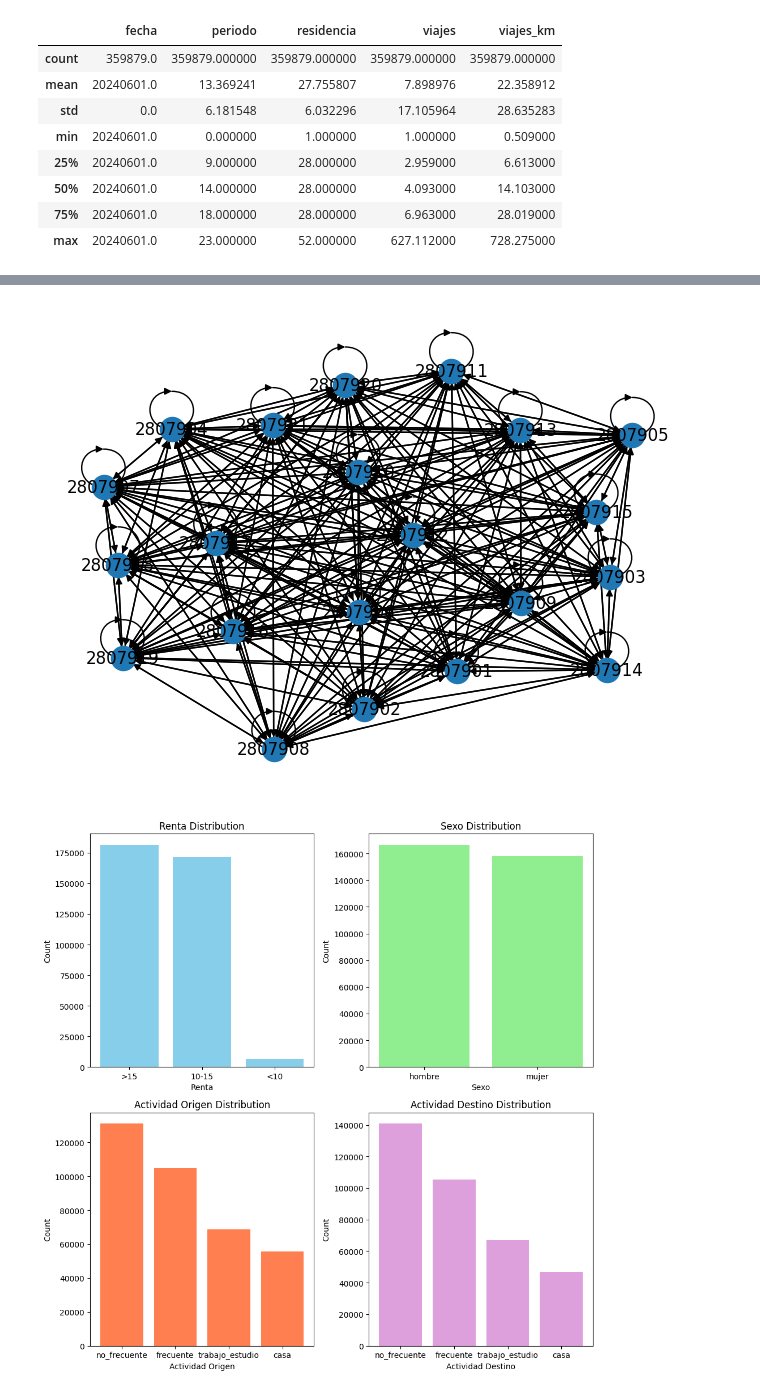
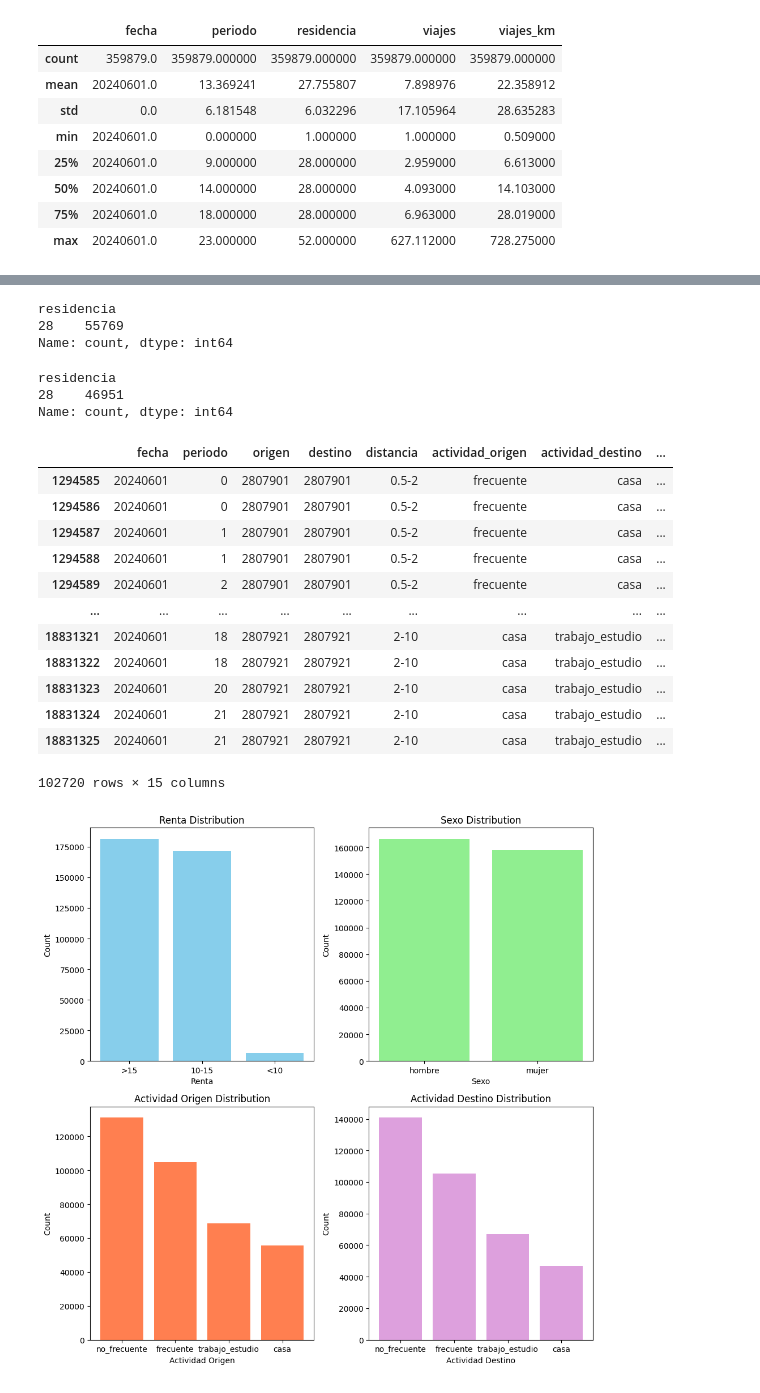
Before and after one commit to carobs9/thesis_project, a Jupyter notebook: mobility_data/viajes_analysis.ipynb, the cells around one changed output, grey strips where cells are left out. Drawn from its saved outputs; the diff is of its cells as text; code cells hidden in the pictures.

```diff
--- a/mobility_data/viajes_analysis.ipynb
+++ b/mobility_data/viajes_analysis.ipynb
@@ -93,28 +62,39 @@ madrid_1.tail(10)
-# %%
-import networkx as nx
-
-low_income = madrid_1[madrid_1['renta'] == '<10']
-high_income = madrid_1[madrid_1['renta'] == '>15']
-
-# Initialize the graph
-G = nx.DiGraph()
-
-# Add edges for low income
-for idx, row in low_income.iterrows():
-    G.add_edge(row['origen'], row['destino'], weight=row['viajes'], type='low_income')
-
-# Add edges for high income
-for idx, row in high_income.iterrows():
-    G.add_edge(row['origen'], row['destino'], weight=row['viajes'], type='high_income')
-
-# You can also add nodes and attributes as needed
-for node in G.nodes():
-    G.nodes[node]['attribute'] = 'value'  # Add more attributes as needed
-
-# Now you can analyze or visualize the network
-nx.draw(G, with_labels=True)
-# %% [output]
-[figure, removed]
+# %%
+# IMPORTANT: when filtering only those who travel from home, the residence is only the province of Madrid
+madrid_1[madrid_1['actividad_origen']=='casa'].residencia.value_counts()
+# %% [output]
+residencia
+28    55769
+Name: count, dtype: int64
+# %%
+madrid_1[madrid_1['actividad_destino']=='casa'].residencia.value_counts()
+# %% [output]
+residencia
+28    46951
+Name: count, dtype: int64
+# %%
+#NOTE: The residence of the users in the MITMA data is not by district, but by province.
+# This could be a problem as I am trying to understand how people from different districts move.
+# As a solution, I could filter to only use ‘origen’ == casa or ‘destino’==casa in the districts of Madrid.
+# This way, I could make sure that I am taking a look at those records of people who actually live in a specific district in Madrid.
+# The problem is that the mobility would be very limited to those trips either coming from or going home.
+filtered_df = madrid_1.loc[(madrid_1['actividad_origen'] == 'casa') | (madrid_1['actividad_destino'] == 'casa')]
+# %%
+filtered_df
+# %% [output]
+|  | fecha | periodo | origen | destino | distancia | actividad_origen | actividad_destino | ... |
+| 1294585 | 20240601 | 0 | 2807901 | 2807901 | 0.5-2 | frecuente | casa | ... |
+| 1294586 | 20240601 | 0 | 2807901 | 2807901 | 0.5-2 | frecuente | casa | ... |
+| 1294587 | 20240601 | 1 | 2807901 | 2807901 | 0.5-2 | frecuente | casa | ... |
+| 1294588 | 20240601 | 1 | 2807901 | 2807901 | 0.5-2 | frecuente | casa | ... |
+| 1294589 | 20240601 | 2 | 2807901 | 2807901 | 0.5-2 | frecuente | casa | ... |
+| ... | ... | ... | ... | ... | ... | ... | ... | ... |
+| 18831321 | 20240601 | 18 | 2807921 | 2807921 | 2-10 | casa | trabajo_estudio | ... |
+| 18831322 | 20240601 | 18 | 2807921 | 2807921 | 2-10 | casa | trabajo_estudio | ... |
+| 18831323 | 20240601 | 20 | 2807921 | 2807921 | 2-10 | casa | trabajo_estudio | ... |
+| 18831324 | 20240601 | 21 | 2807921 | 2807921 | 2-10 | casa | trabajo_estudio | ... |
+| 18831325 | 20240601 | 21 | 2807921 | 2807921 | 2-10 | casa | trabajo_estudio | ... |
+102720 rows × 15 columns
 # %%
 import matplotlib.pyplot as plt
 # Get distribution of renta
```
Also changed, not shown: parts of 3 cells of this notebook, 14 other files.
